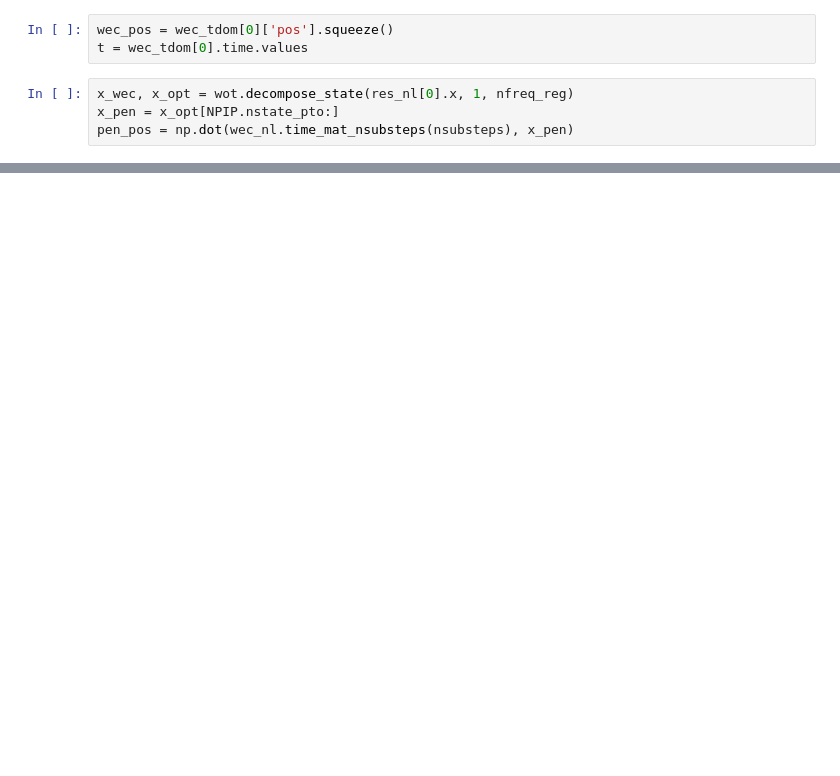
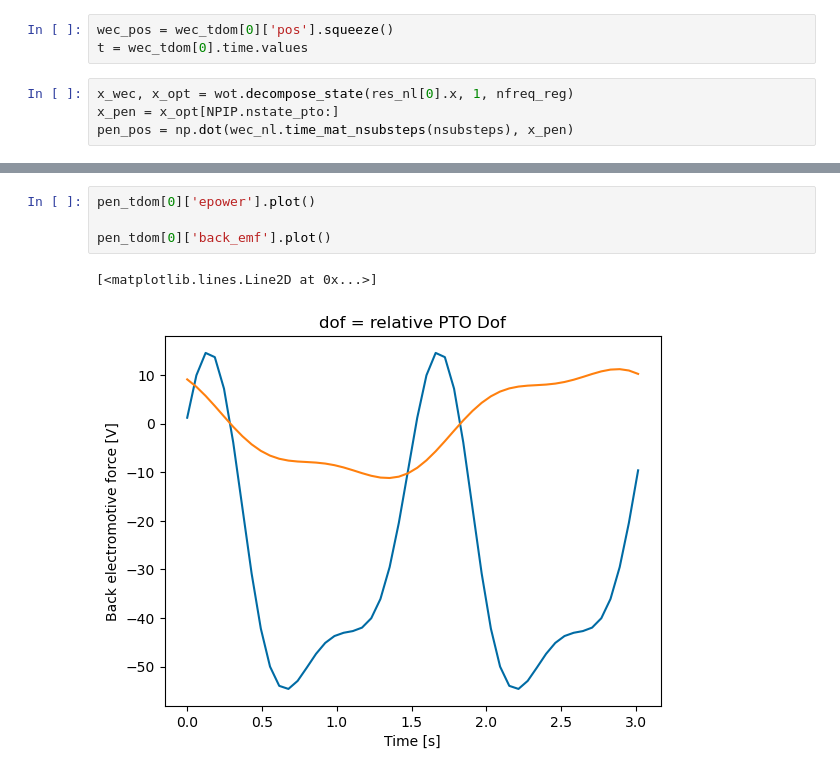
Before and after one commit to dtgaebe/WecOptTool, a Jupyter notebook: examples/Inverted_pen_control_study.ipynb, the cells around one changed output, grey strips where cells are left out. Drawn from its saved outputs; the diff is of its cells as text; blank space fills up the shorter version.

Commit message:
added postproc, back_emf constraint

```diff
--- a/examples/Inverted_pen_control_study.ipynb
+++ b/examples/Inverted_pen_control_study.ipynb
@@ -117,0 +88,7 @@ plt.plot(t, rel_pos)
+# %%
+pen_tdom[0]['epower'].plot()
+
+pen_tdom[0]['back_emf'].plot()
+# %% [output]
+[<matplotlib.lines.Line2D at 0x...>]
+[figure, added]
```
Also changed, not shown: parts of 14 cells of this notebook, 1 other file.
